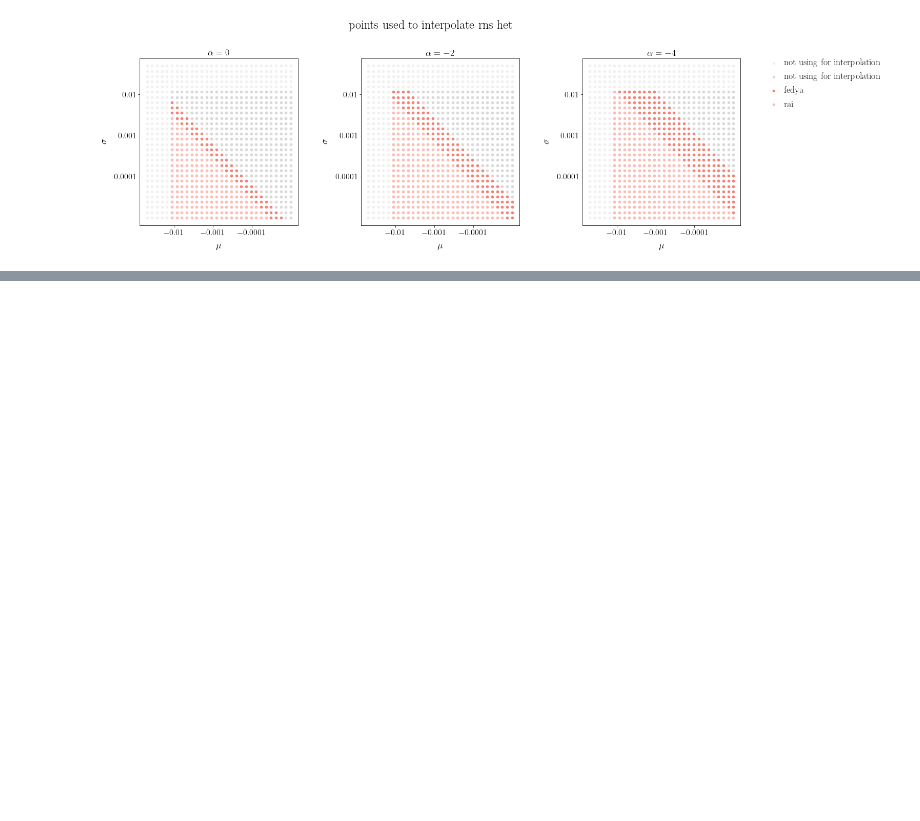
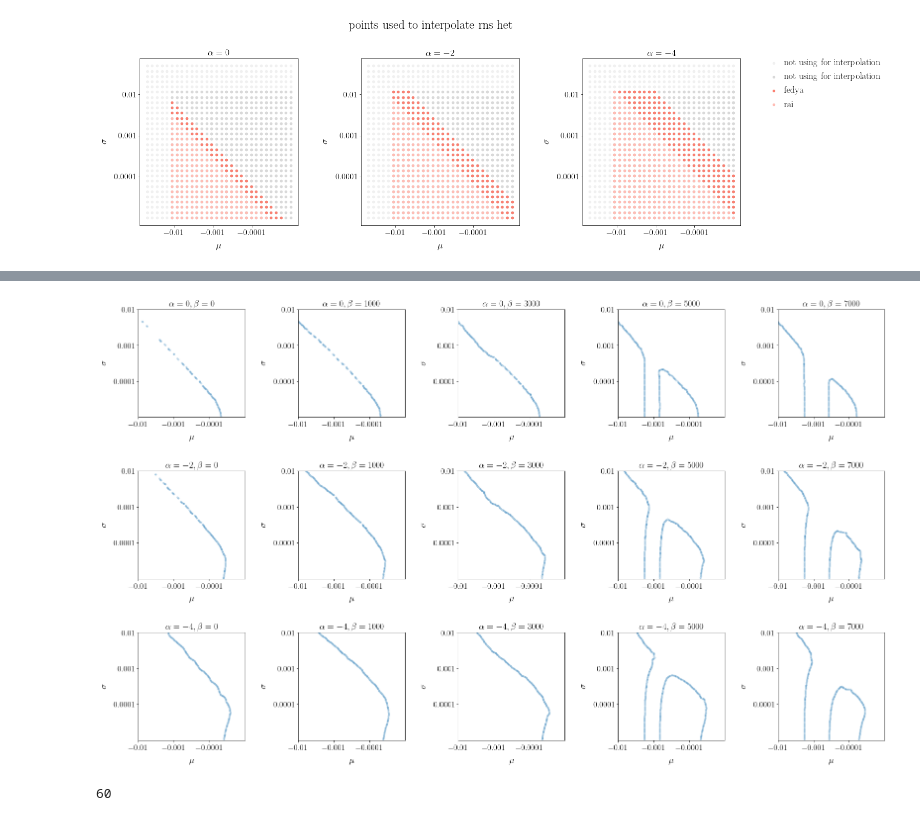
Before and after one commit to alyulina/spoon-billed-sandpiper, a Jupyter notebook: notebook-ver22.ipynb, the cells around one changed output, grey strips where cells are left out. Saved outputs shown, nothing was run; the diff lists cells and outputs as text; code cells hidden in the pictures; blank space fills up the shorter version.

```diff
--- a/notebook-ver22.ipynb
+++ b/notebook-ver22.ipynb
@@ -283,0 +288,51 @@ for i in range(len(alpha_beta)):
+# %%
+# extracting and plotting points within contours:
+
+points = [] # list of point coordinates for -0.1, 0, and 0.1 contours for each mu, sigma combination
+
+plt.figure(figsize=(27, 16))
+
+grid = gridspec.GridSpec(ncols=5, nrows=3,
+                         width_ratios=[1, 1, 1, 1, 1], wspace=0.5,
+                         height_ratios=[1, 1, 1], hspace=0.5)
+
+for i in range(len(alpha_beta)):
+
+    plt.subplot(grid[i // len(beta), i % len(beta)])
+
+    points_i = []
+    for j in range(len(contours[i].collections)):
+        contour_j = []
+        for k in contours[i].collections[j].get_paths():
+            contour_j.append(k.vertices)
+        contour_j = np.concatenate(contour_j)
+        points_i.append(contour_j)
+    points.append(points_i)
+
+    # points_i_reduced = points_i[np.random.randint(0, len(points_i), round(len(points_i) / 10))]
+    # plt.scatter(points_i_reduced[:, 0], points_i_reduced[:, 1], s=10, alpha=0.2)
+
+    # for j in points_i:
+        # ind = np.random.randint(0, len(j), round(len(j) / 10))
+    #     plt.scatter(j[:, 0], j[:, 1], s=10, alpha=0.2)
+
+    plt.scatter(points_i[1][:, 0], points_i[1][:, 1], s=10, alpha=0.2)
+
+    if i == 13:
+        temp = points_i[0]
+
+    plt.xlim(-np.log(abs(-0.01)), -np.log(abs(0.00001)))
+    plt.ylim(np.log(abs(0.00001)), np.log(abs(0.01)))
+
+    plt.yticks([np.log(0.01), np.log(0.001), np.log(0.0001)], [r'$0.01$', r'$0.001$', r'$0.0001$'], fontsize=16)
+    plt.xticks([-np.log(abs(-0.01)), -np.log(abs(-0.001)), -np.log(abs(-0.0001))], [r'$-0.01$', r'$-0.001$', r'$-0.0001$'], fontsize=16)
+
+    plt.xlabel(r'$\mu$', labelpad=12, fontsize=18);
+    plt.ylabel(r'$\sigma$', labelpad=12, fontsize=18);
+    plt.title(r'$\alpha=' + str(alpha_beta[i][0]) + r', \beta=' + str(alpha_beta[i][1]) + r'$', fontsize=18)
+
+    contours.append(contours_i)
+
+# plt.savefig('rns-het-err=-0.1_0.1_interpn.png', dpi=300, bbox_inches='tight')
+# %% [output]
+[figure, added]
@@ -283,0 +398,4 @@ for i in range(len(alpha_beta)):
+# %%
+len(indices)
+# %% [output]
+60
```
Also changed, not shown: parts of 9 cells of this notebook.
